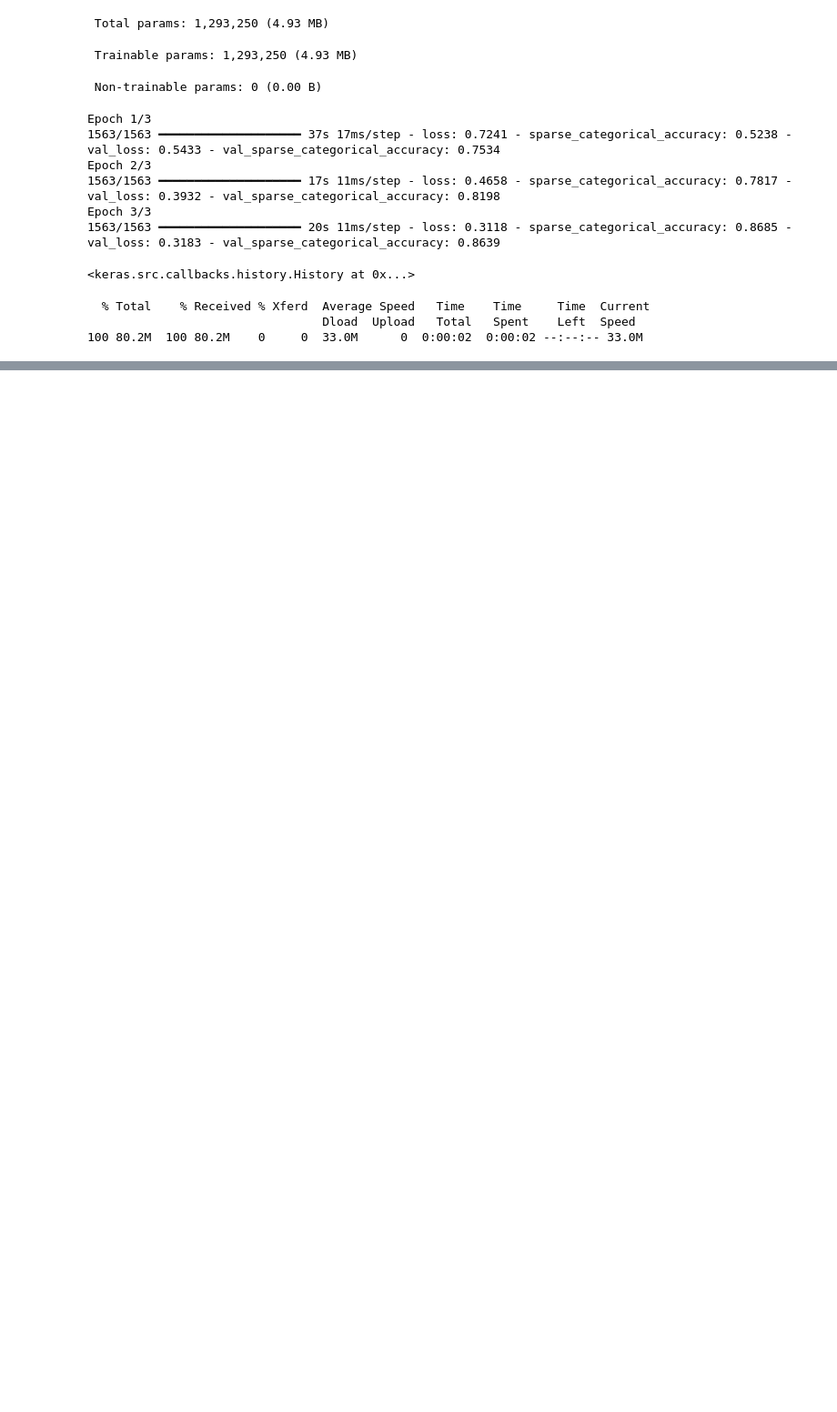
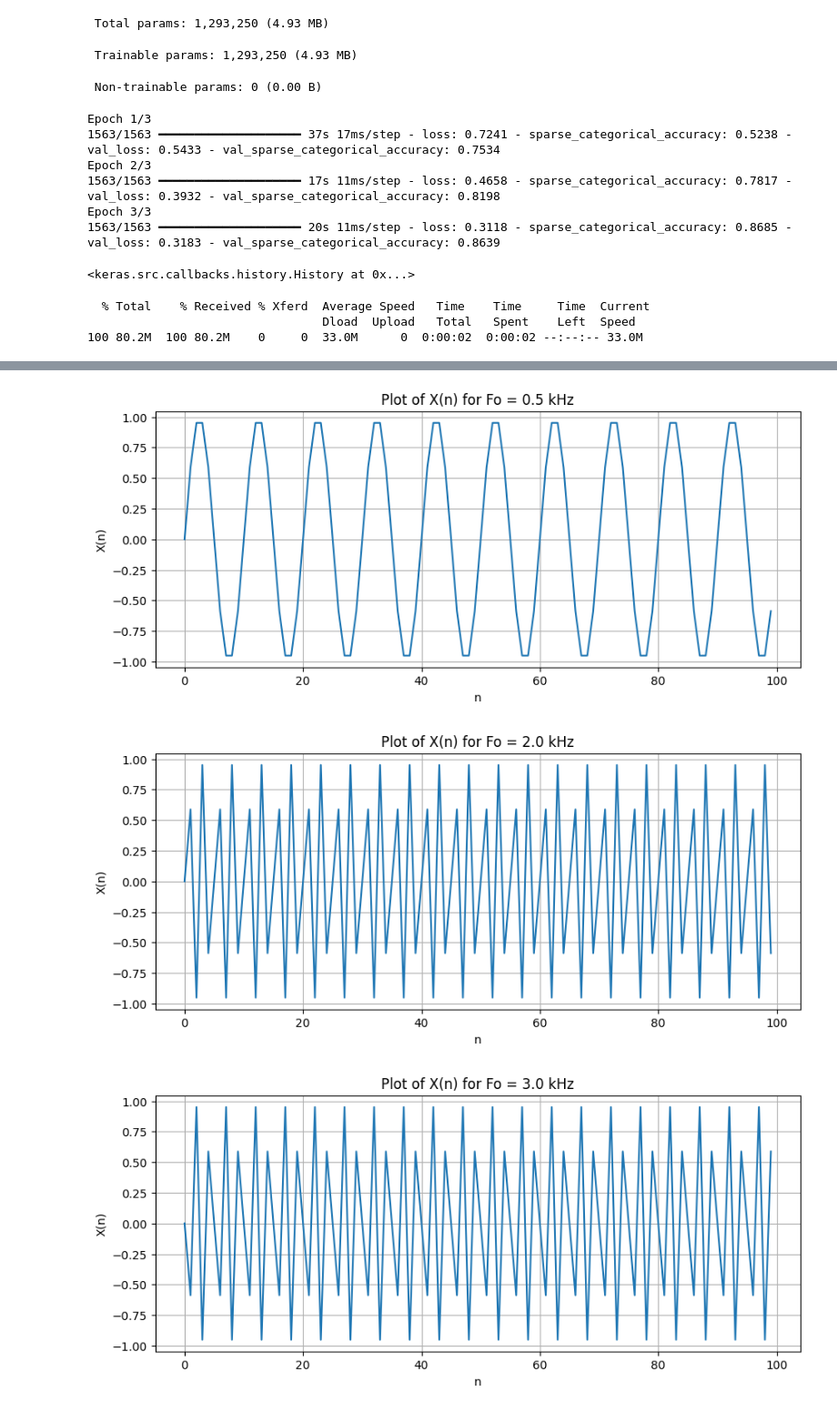
Before and after one commit to LeoMcBills/tensorFlowPrac, a Jupyter notebook: kerasNLP.ipynb, the cells around one changed output, grey strips where cells are left out. Shown: that part at 91% size. Saved outputs shown, nothing was run; the diff lists cells and outputs as text; code cells hidden in the pictures; blank space fills up the shorter version.

```diff
--- a/kerasNLP.ipynb
+++ b/kerasNLP.ipynb
@@ -601,0 +602,21 @@ plt.show()
+# %%
+import numpy as np
+import matplotlib.pyplot as plt
+
+Fs = 5000  # sampling frequency in Hz
+n = np.arange(0, 100)  # range of n
+Fo_list = [0.5e3, 2e3, 3e3, 4.5e3]  # original frequencies in Hz
+
+for Fo in Fo_list:
+    Xn = np.sin(2 * np.pi * (Fo / Fs) * n)  # sampled signal
+    plt.figure(figsize=(10, 4))
+    plt.plot(n, Xn)
+    plt.title('Plot of X(n) for Fo = {} kHz'.format(Fo / 1e3))
+    plt.xlabel('n')
+    plt.ylabel('X(n)')
+    plt.grid(True)
+    plt.show()
+# %% [output]
+[figure, added]
+[figure, added]
+[figure, added]
```
Also changed, not shown: parts of 4 cells of this notebook.
